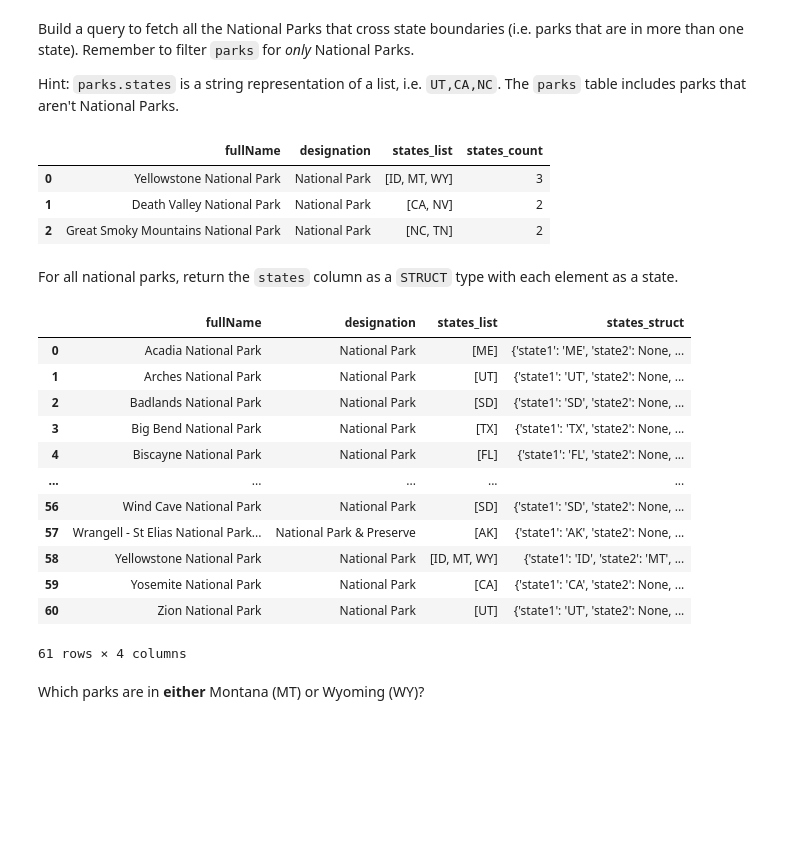
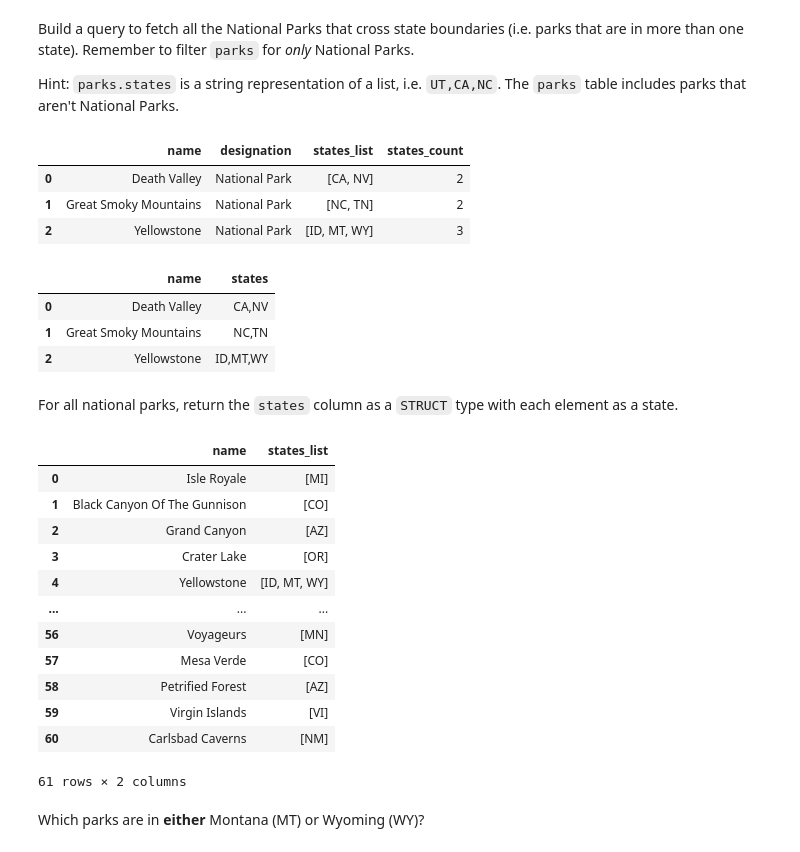
Before and after one commit to educifuentes/fundamentals-of-data-transformation-4554074, a Jupyter notebook: course/02-sql/exercises/blank-excercise edu.ipynb, the cells around one changed output. Saved outputs shown, nothing was run; the diff lists cells and outputs as text; code cells hidden in the pictures; blank space fills up the shorter version.

```diff
--- a/course/02-sql/exercises/blank-excercise edu.ipynb
+++ b/course/02-sql/exercises/blank-excercise edu.ipynb
@@ -45,59 +56,57 @@ Hint: `parks.states` is a string representation of a list, i.e. `UT,CA,NC`. The
 
 
     SELECT
-        fullname, designation,
+        name, designation,
         split(states, ',') ::string[] AS states_list,
         len(states_list) as states_count
     from nps_public_data.parks p
     where p.designation ILIKE '%National Park%' and states_count > 1
-
-
-    -- done
+    order by 1;
 # %% [output]
-|  | fullName | designation | states_list | states_count |
-| 0 | Yellowstone National Park | National Park | [ID, MT, WY] | 3 |
-| 1 | Death Valley National Park | National Park | [CA, NV] | 2 |
-| 2 | Great Smoky Mountains National Park | National Park | [NC, TN] | 2 |
+|  | name | designation | states_list | states_count |
+| 0 | Death Valley | National Park | [CA, NV] | 2 |
+| 1 | Great Smoky Mountains | National Park | [NC, TN] | 2 |
+| 2 | Yellowstone | National Park | [ID, MT, WY] | 3 |
+# %%
+%%sql
+
+SELECT
+    name,
+    states
+from nps_public_data.parks p
+where p.states like '%,%'
+and p.designation ILIKE '%National Park%'
+ORDER by 1
+# %% [output]
+|  | name | states |
+| 0 | Death Valley | CA,NV |
+| 1 | Great Smoky Mountains | NC,TN |
+| 2 | Yellowstone | ID,MT,WY |
 # %% [markdown]
 For all national parks, return the `states` column as a `STRUCT` type with each element as a state.
 # %%
 %%sql
 
-SELECT
-    fullname,
-    designation,
-    states_list,
-    STRUCT_PACK(
-        state1 := states_list[1],
-        state2 := states_list[2],
-        state3 := states_list[3]
-    ) AS states_struct
-FROM (
+
     SELECT
-        fullname,
-        designation,
+        name,
         split(states, ',')::STRING[] AS states_list
     FROM nps_public_data.parks
     WHERE designation ILIKE '%National Park%'
-)
-ORDER BY fullname ASC;
-
--- done
--- duda como se hace struck
 # %% [output]
-|  | fullName | designation | states_list | states_struct |
-| 0 | Acadia National Park | National Park | [ME] | {'state1': 'ME', 'state2': None, ... |
-| 1 | Arches National Park | National Park | [UT] | {'state1': 'UT', 'state2': None, ... |
-| 2 | Badlands National Park | National Park | [SD] | {'state1': 'SD', 'state2': None, ... |
-| 3 | Big Bend National Park | National Park | [TX] | {'state1': 'TX', 'state2': None, ... |
-| 4 | Biscayne National Park | National Park | [FL] | {'state1': 'FL', 'state2': None, ... |
-| ... | ... | ... | ... | ... |
-| 56 | Wind Cave National Park | National Park | [SD] | {'state1': 'SD', 'state2': None, ... |
-| 57 | Wrangell - St Elias National Park... | National Park & Preserve | [AK] | {'state1': 'AK', 'state2': None, ... |
-| 58 | Yellowstone National Park | National Park | [ID, MT, WY] | {'state1': 'ID', 'state2': 'MT', ... |
-| 59 | Yosemite National Park | National Park | [CA] | {'state1': 'CA', 'state2': None, ... |
-| 60 | Zion National Park | National Park | [UT] | {'state1': 'UT', 'state2': None, ... |
+|  | name | states_list |
+| 0 | Isle Royale | [MI] |
+| 1 | Black Canyon Of The Gunnison | [CO] |
+| 2 | Grand Canyon | [AZ] |
+| 3 | Crater Lake | [OR] |
+| 4 | Yellowstone | [ID, MT, WY] |
+| ... | ... | ... |
+| 56 | Voyageurs | [MN] |
+| 57 | Mesa Verde | [CO] |
+| 58 | Petrified Forest | [AZ] |
+| 59 | Virgin Islands | [VI] |
+| 60 | Carlsbad Caverns | [NM] |
-61 rows × 4 columns
+61 rows × 2 columns
 # %% [markdown]
 Which parks are in **either** Montana (MT) or Wyoming (WY)?
 # %%
```
Also changed, not shown: parts of 10 cells of this notebook.
